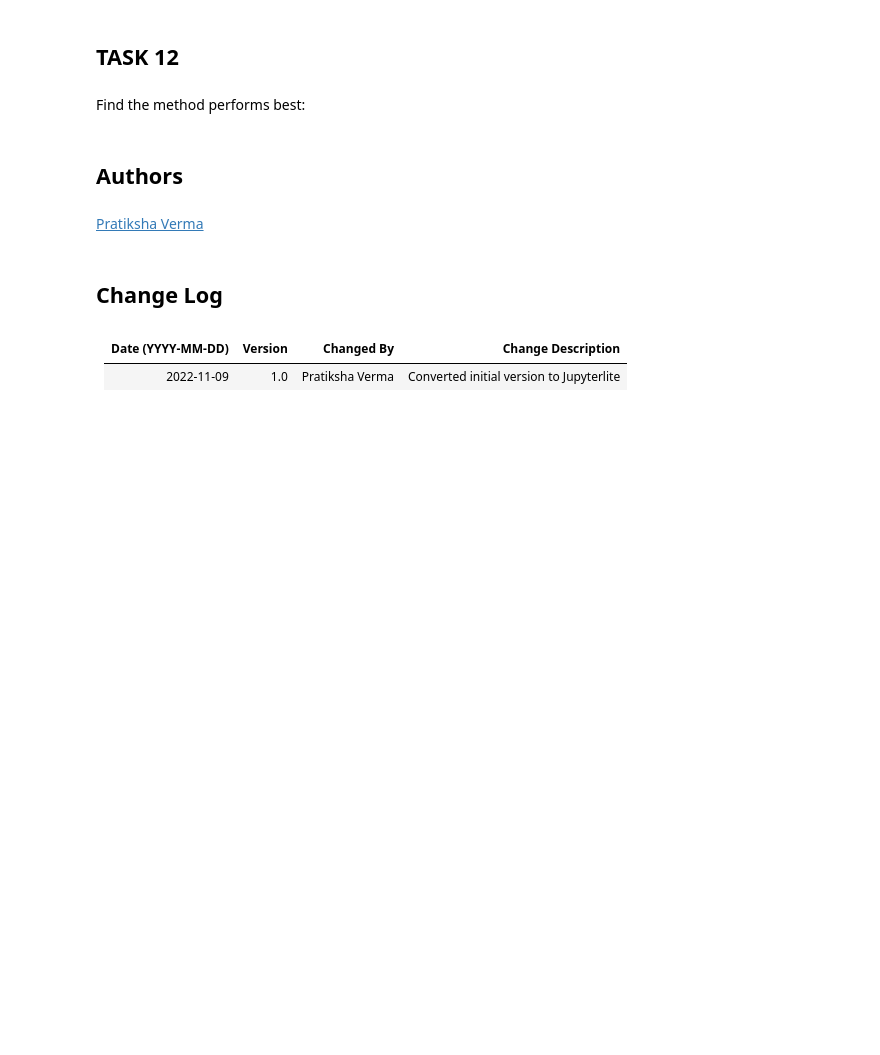
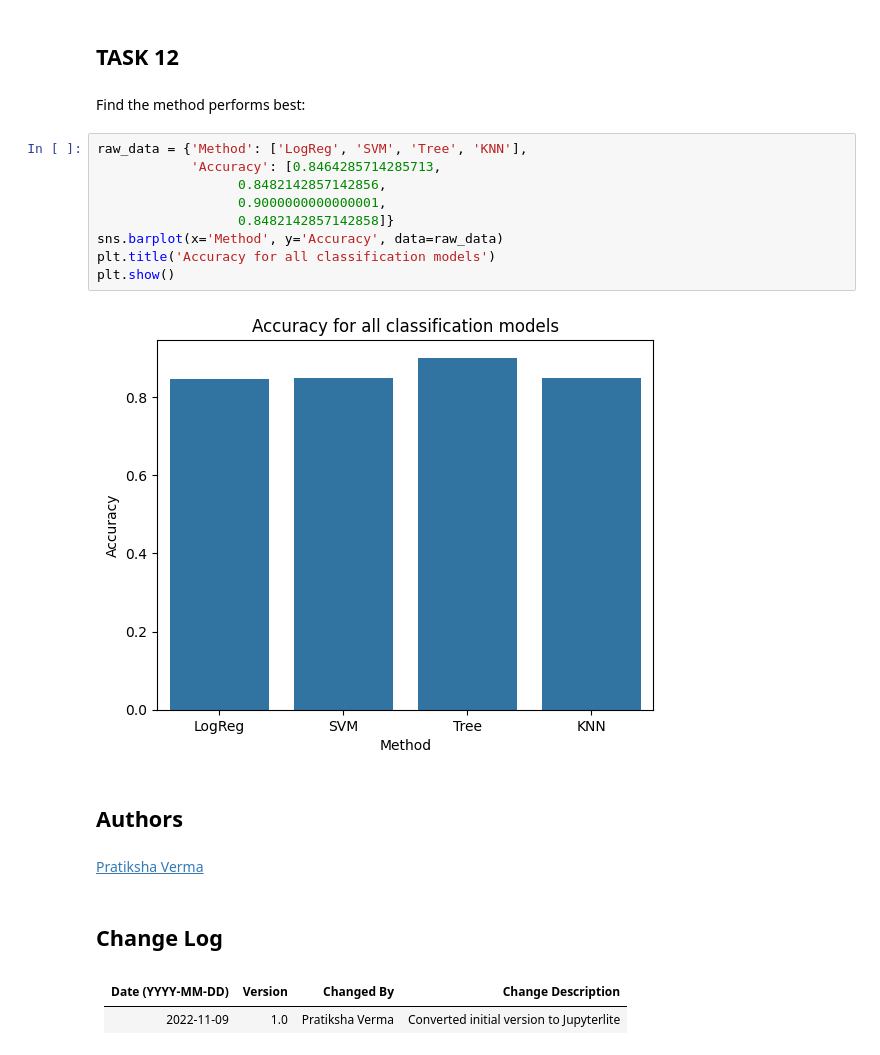
Before and after one commit to phamngocduy/data-science-capstone, a Jupyter notebook: SpaceX_Machine Learning Prediction_Part_5.ipynb, the cells around one changed output. Drawn from its saved outputs; the diff is of its cells as text; blank space fills up the shorter version.

```diff
--- a/SpaceX_Machine Learning Prediction_Part_5.ipynb
+++ b/SpaceX_Machine Learning Prediction_Part_5.ipynb
@@ -320,6 +339,17 @@ plot_confusion_matrix(Y_test,yhat)
 ## TASK  12
 # %% [markdown]
 Find the method performs best:
+# %%
+raw_data = {'Method': ['LogReg', 'SVM', 'Tree', 'KNN'],
+            'Accuracy': [0.8464285714285713,
+                  0.8482142857142856,
+                  0.9000000000000001,
+                  0.8482142857142858]}
+sns.barplot(x='Method', y='Accuracy', data=raw_data)
+plt.title('Accuracy for all classification models')
+plt.show()
+# %% [output]
+[figure, added]
 # %% [markdown]
 ## Authors
 # %% [markdown]
```
Also changed, not shown: parts of 5 cells of this notebook, 1 other file.
